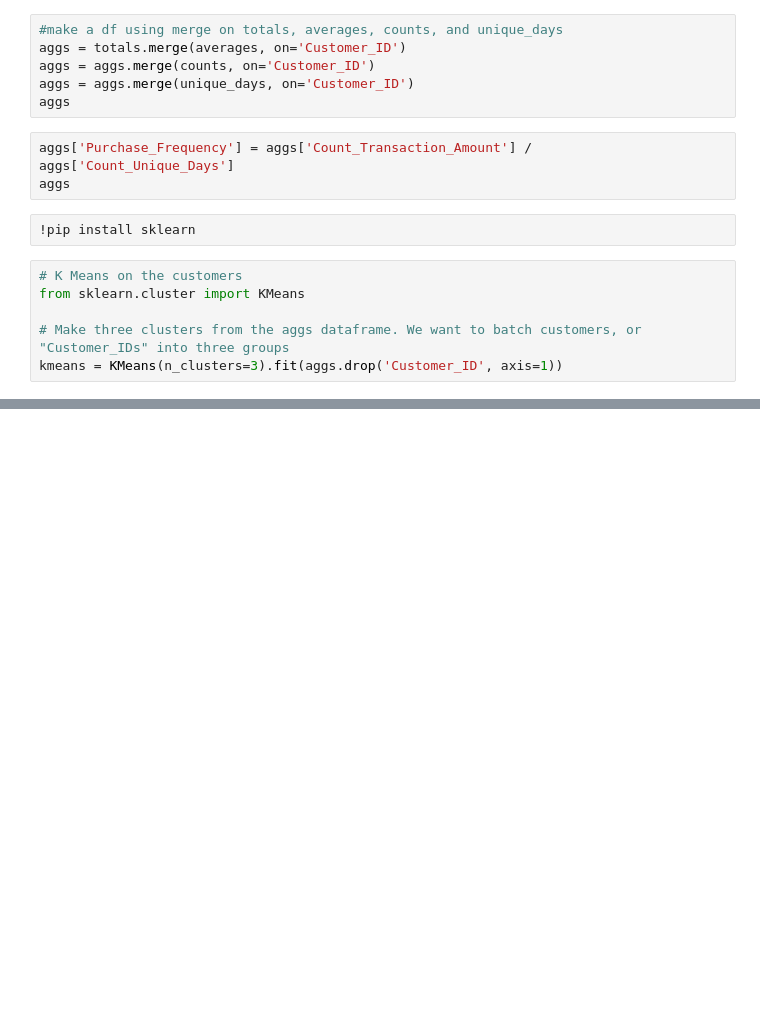
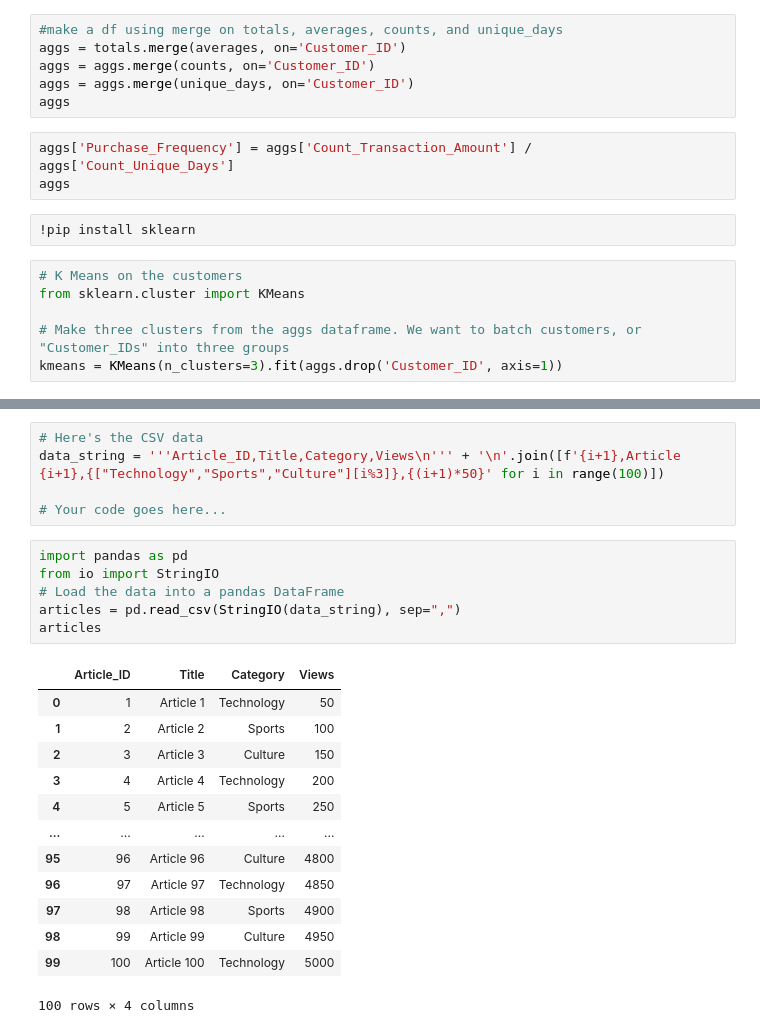
Before and after one commit to danmarino1/data_science_practice, a Jupyter notebook: python_generated_questions.ipynb, the cells around one changed output, grey strips where cells are left out. Drawn from its saved outputs; the diff is of its cells as text; blank space fills up the shorter version.

```diff
--- a/python_generated_questions.ipynb
+++ b/python_generated_questions.ipynb
@@ -807,0 +939,25 @@ kmeans = KMeans(n_clusters=3).fit(aggs.drop('Customer_ID', axis=1))
+# %%
+# Here's the CSV data
+data_string = '''Article_ID,Title,Category,Views\n''' + '\n'.join([f'{i+1},Article {i+1},{["Technology","Sports","Culture"][i%3]},{(i+1)*50}' for i in range(100)])
+
+# Your code goes here...
+# %%
+import pandas as pd
+from io import StringIO
+# Load the data into a pandas DataFrame
+articles = pd.read_csv(StringIO(data_string), sep=",")
+articles
+# %% [output]
+|  | Article_ID | Title | Category | Views |
+| 0 | 1 | Article 1 | Technology | 50 |
+| 1 | 2 | Article 2 | Sports | 100 |
+| 2 | 3 | Article 3 | Culture | 150 |
+| 3 | 4 | Article 4 | Technology | 200 |
+| 4 | 5 | Article 5 | Sports | 250 |
+| ... | ... | ... | ... | ... |
+| 95 | 96 | Article 96 | Culture | 4800 |
+| 96 | 97 | Article 97 | Technology | 4850 |
+| 97 | 98 | Article 98 | Sports | 4900 |
+| 98 | 99 | Article 99 | Culture | 4950 |
+| 99 | 100 | Article 100 | Technology | 5000 |
+100 rows × 4 columns
```
Also changed, not shown: parts of 13 cells of this notebook.
